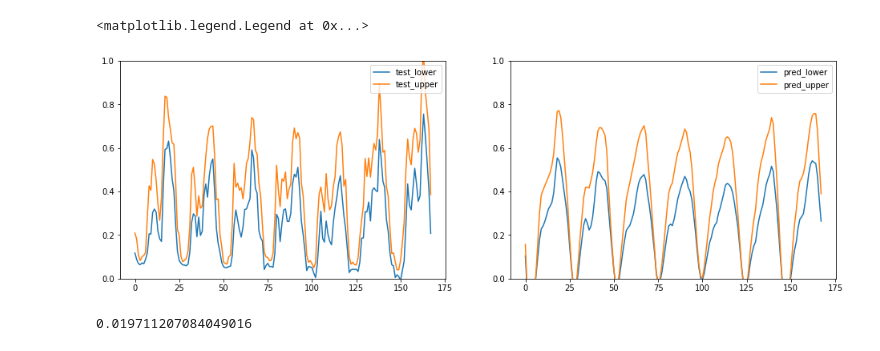
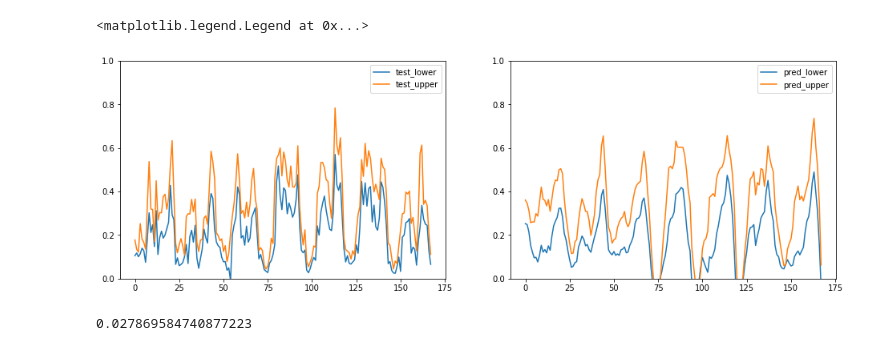
Before and after one commit to kaishxu/ProbabilisticLoadForecasting, a Jupyter notebook: plot/plot_forecasting.ipynb, the cells around one changed output. Saved outputs shown, nothing was run; the diff lists cells and outputs as text; code cells hidden in the pictures.

```diff
--- a/plot/plot_forecasting.ipynb
+++ b/plot/plot_forecasting.ipynb
@@ -8,7 +8,7 @@ import matplotlib.pyplot as plt
 
 months = [31, 28, 31, 30, 31, 30, 31, 31, 30, 31, 30, 31]
 # %%
-data_set = 'Irish_2010'
+data_set = 'London_2013'
 
 path = os.path.abspath(os.path.join(os.getcwd(), os.path.pardir))
 
@@ -20,9 +20,9 @@ for i in trange(len(attr)):
     data.append(df)
 data = np.array(data)
 # %%
-month = 1
-n_clusters = 2
-method = 'hierarchical/euclidean'
+month = 5
+n_clusters = 5
+method = 'kmeans'
 
 path_cluster = os.path.join(path, 'result', data_set, 'clustering', 'interval', method, f'n_clusters_{n_clusters}.csv')
 clusters = pd.read_csv(path_cluster, header=None)
@@ -31,40 +31,40 @@ series = data[:, (month-1)*2:month*2, :months[month-1]*24]
 # %%
 times = 1
 algor = 'msvr'
-i = 0
+i = 3
 
 index = list(clusters[month-1] == i)
 sub_series = series[index]
 sub_series = np.sum(sub_series, axis=0)
 test = sub_series[:, -168:]
 train = sub_series[:, :-168]
 
 scale = np.zeros(2)
 scale[0] = np.max(train)
 scale[1] = np.min(train)
 train = (train - scale[1])/(scale[0] - scale[1])
 test = (test - scale[1])/(scale[0] - scale[1])
 
 path_result = os.path.join(path, 'result', data_set, 'forecasting', algor, f'times_{times}', method)
 
 pred_series = np.load(os.path.join(path_result, f'n_clusters_{n_clusters}_month_{month}.npy'))
 
 plt.figure(figsize=(16, 5))
 p1 = plt.subplot(1, 2, 1)
 p1.plot(test[0])
 p1.plot(test[1])
 plt.ylim((0, 1))
 plt.legend(['test_lower', 'test_upper'], loc='upper right')
 
 p2 = plt.subplot(1, 2, 2)
 p2.plot(pred_series[i][0])
 p2.plot(pred_series[i][1])
 plt.ylim((0, 1))
 plt.legend(['pred_lower', 'pred_upper'], loc='upper right')
 # %% [output]
 <matplotlib.legend.Legend at 0x...>
-[figure, old version]
+[figure, new version]
 # %%
 np.mean(np.sum(((pred_series[i] - test)**2), axis=0))
 # %% [output]
-0.019711207084049016
+0.027869584740877223
```
Also changed, not shown: 2 other files.
